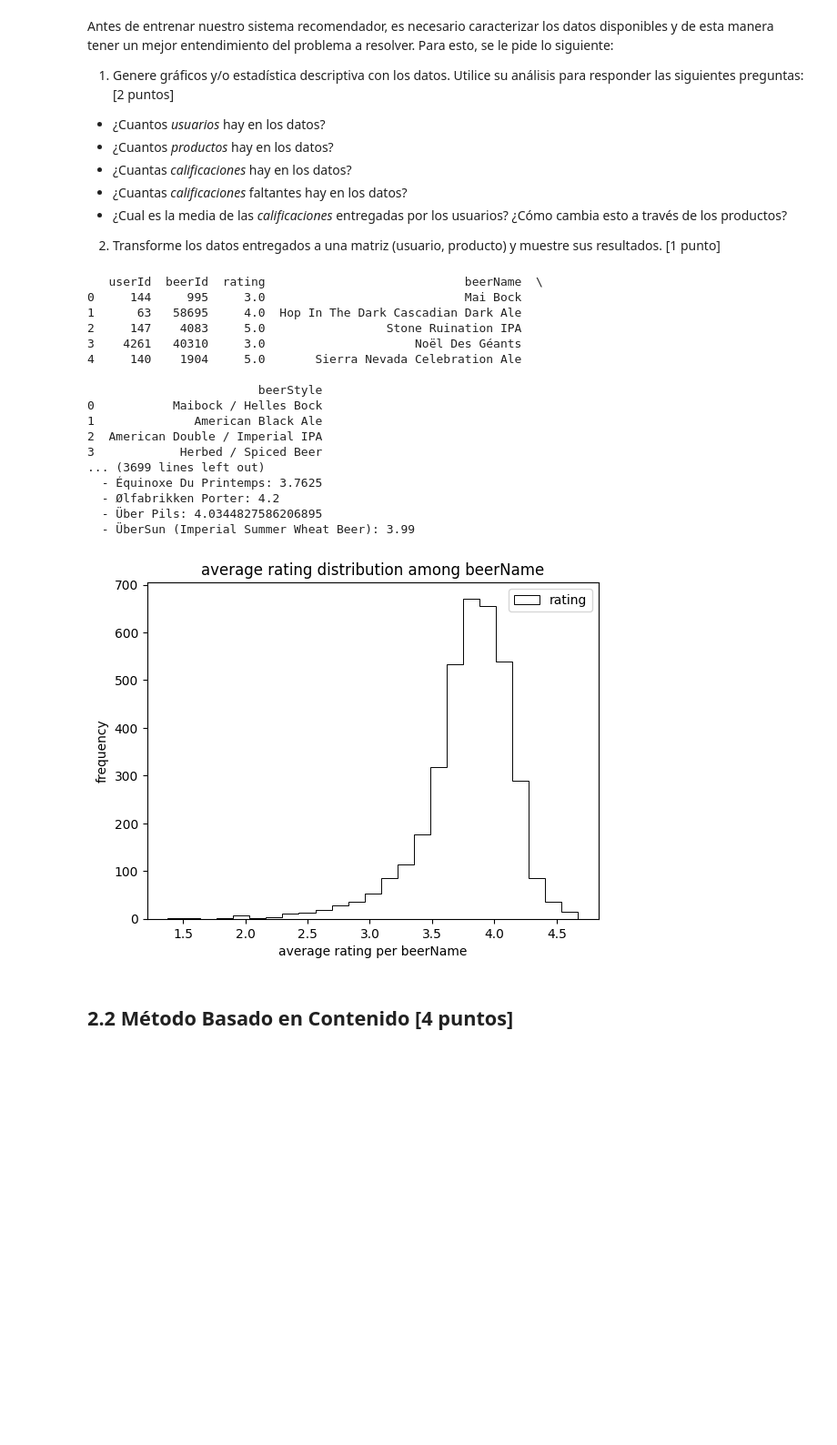
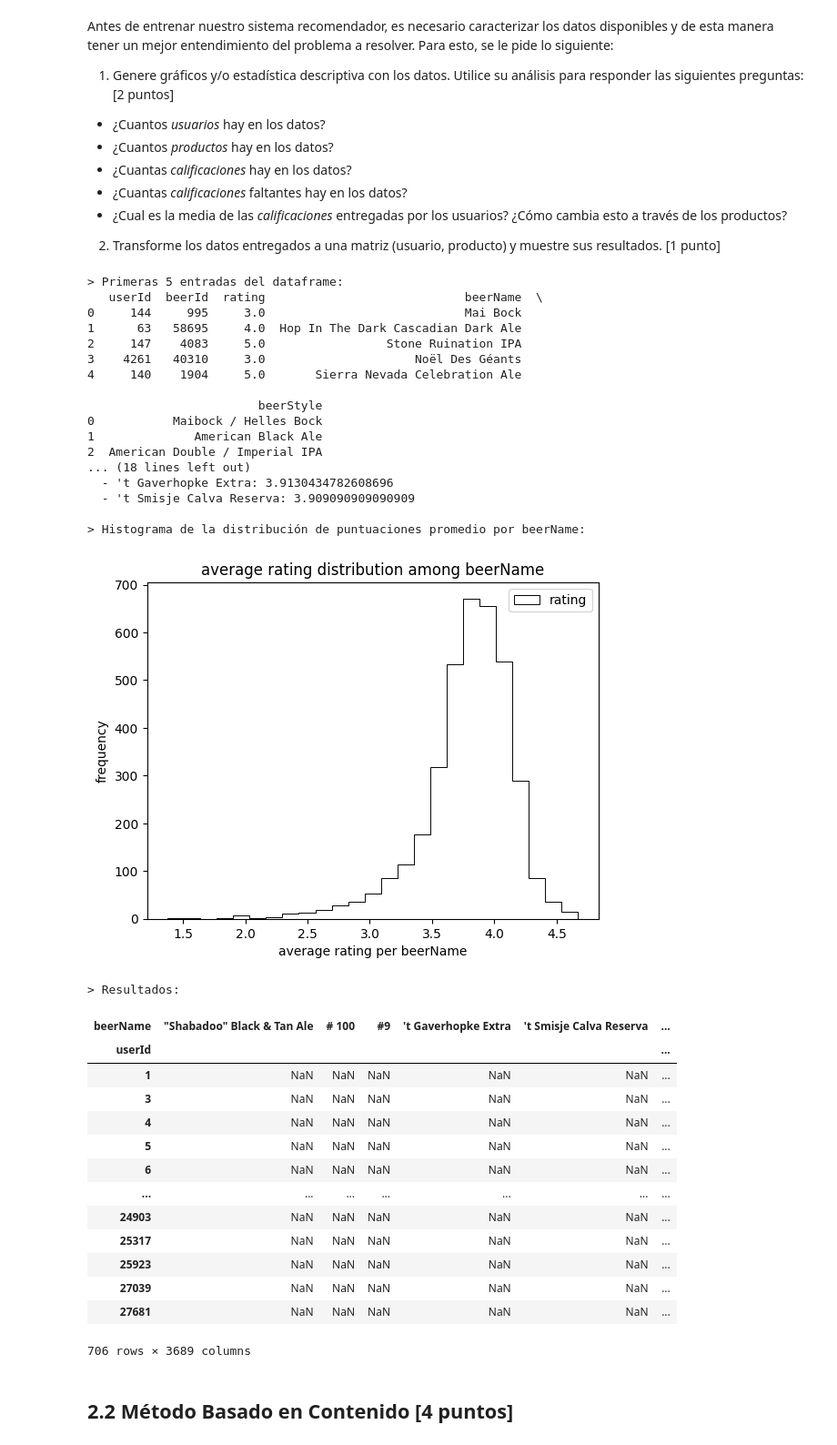
Before and after one commit to frpezzolla/lab_mds, a Jupyter notebook: lab_8/Lab_8_Enunciado.ipynb, the cells around one changed output. Shown at 91% size. Drawn from its saved outputs; the diff is of its cells as text; code cells hidden in the pictures; blank space fills up the shorter version.

```diff
--- a/lab_8/Lab_8_Enunciado.ipynb
+++ b/lab_8/Lab_8_Enunciado.ipynb
@@ -801,14 +801,15 @@ Antes de entrenar nuestro sistema recomendador, es necesario caracterizar los da
 # %%
 import matplotlib.pyplot as plt
 
+print("> Primeras 5 entradas del dataframe:")
 print(beer_df.head())
 print()
-print(f"> Hay {beer_df.shape[0]} usuarios en los datos")
+print(f"> Hay {beer_df['userId'].unique().shape[0]} usuarios en los datos")
 print()
-print(f"> Hay {beer_df['beerId'].drop_duplicates().shape[0]} productos en los datos")
+print(f"> Hay {beer_df['beerId'].unique().shape[0]} productos en los datos")
 print()
 print(f"> Hay {beer_df['rating'].unique().shape[0]} calificaciones distintas:\n    "\
-      f"{beer_df['rating'].unique()}")
+      f"{sorted(beer_df['rating'].unique())}")
 print()
 # Me da la impresión de que la idea es ver cuáles cervezas no tienen calificación por usuario.
 # Pero no se puede ver sin hacer primero el pivot_table o una operación engorrosa.
@@ -820,16 +821,22 @@ print()
 print(f"> Calificación media por usuaries: {beer_df['rating'].mean()}")
 print()
 average_ratings = beer_df.groupby('beerName')['rating'].mean().reset_index()
-print("> Calificación media por producto:")
+COUNT = 0
+HEAD = 5
+print(f"> Calificación media por producto (hasta {HEAD}):")
 for idx, avg_rat in average_ratings.iterrows():
-    print(f"  - {avg_rat['beerName']}: {avg_rat['rating']}")
+    if COUNT < HEAD:
+      print(f"  - {avg_rat['beerName']}: {avg_rat['rating']}")
+      COUNT += 1
 print()
+print(f"> Histograma de la distribución de puntuaciones promedio por beerName:")
 average_ratings.plot.hist(bins=25, histtype='step', color='k', lw=.7)
 plt.xlabel("average rating per beerName")
 plt.ylabel("frequency")
 plt.title("average rating distribution among beerName")
 plt.show()
 # %% [output]
+> Primeras 5 entradas del dataframe:
    userId  beerId  rating                            beerName  \
 0     144     995     3.0                            Mai Bock
 1      63   58695     4.0  Hop In The Dark Cascadian Dark Ale
@@ -841,16 +848,33 @@ plt.show()
 0           Maibock / Helles Bock
 1              American Black Ale
 2  American Double / Imperial IPA
-3            Herbed / Spiced Beer
-... (3699 lines left out)
-  - Équinoxe Du Printemps: 3.7625
-  - Ølfabrikken Porter: 4.2
-  - Über Pils: 4.0344827586206895
-  - ÜberSun (Imperial Summer Wheat Beer): 3.99
+... (18 lines left out)
+  - 't Gaverhopke Extra: 3.9130434782608696
+  - 't Smisje Calva Reserva: 3.909090909090909
+
+> Histograma de la distribución de puntuaciones promedio por beerName:
 [figure]
 # %%
 # user product matrix
 user_product_mx = beer_df.pivot_table(index='userId', columns='beerName', values='rating')
+print("> Resultados:")
+user_product_mx
+# %% [output]
+> Resultados:
+| beerName | "Shabadoo" Black & Tan Ale | # 100 | #9 | 't Gaverhopke Extra | 't Smisje Calva Reserva | ... |
+| userId |  |  |  |  |  | ... |
+| 1 | NaN | NaN | NaN | NaN | NaN | ... |
+| 3 | NaN | NaN | NaN | NaN | NaN | ... |
+| 4 | NaN | NaN | NaN | NaN | NaN | ... |
+| 5 | NaN | NaN | NaN | NaN | NaN | ... |
+| 6 | NaN | NaN | NaN | NaN | NaN | ... |
+| ... | ... | ... | ... | ... | ... | ... |
+| 24903 | NaN | NaN | NaN | NaN | NaN | ... |
+| 25317 | NaN | NaN | NaN | NaN | NaN | ... |
+| 25923 | NaN | NaN | NaN | NaN | NaN | ... |
+| 27039 | NaN | NaN | NaN | NaN | NaN | ... |
+| 27681 | NaN | NaN | NaN | NaN | NaN | ... |
+706 rows × 3689 columns
 # %% [markdown]
 ## 2.2 Método Basado en Contenido [4 puntos]
 # %% [markdown]
```
Also changed, not shown: parts of 19 cells of this notebook.
